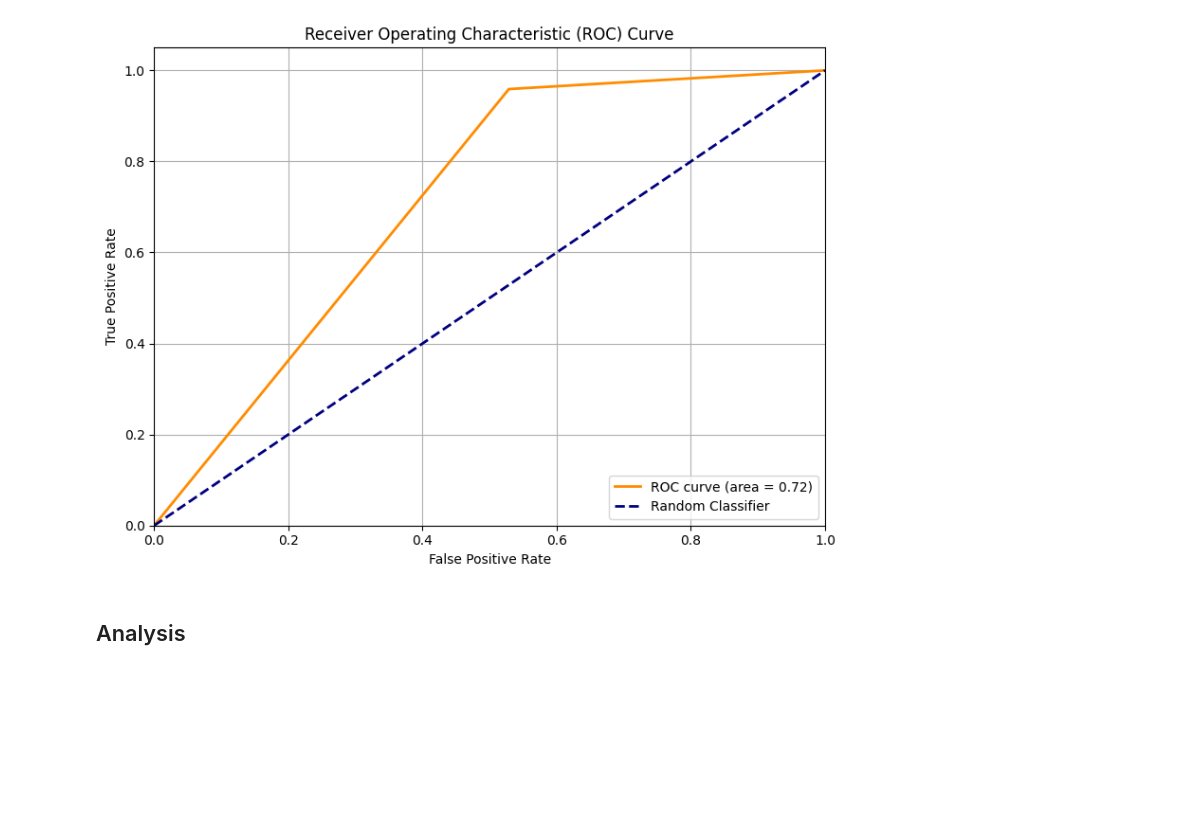
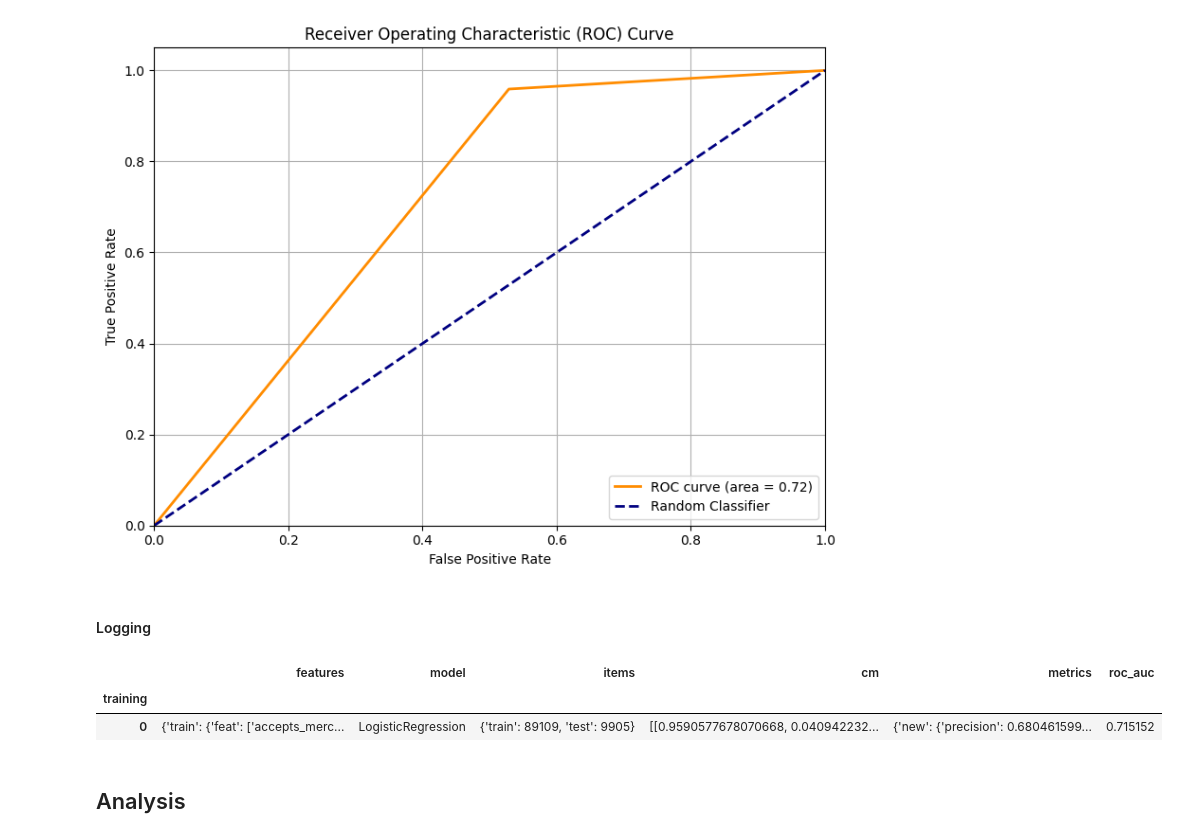
Before and after one commit to MLsound/mercadolibre-new-used-prediction, a Jupyter notebook: Model_Design.ipynb, the cells around one changed output. Cells and saved outputs as stored; diff of their text form; code cells hidden in the pictures; blank space fills up the shorter version.

```diff
--- a/Model_Design.ipynb
+++ b/Model_Design.ipynb
@@ -43,0 +59,3 @@ Index(['accepts_mercadopago', 'automatic_relist', 'price_scaled',
+# %%
+features = {'train': {'feat': None, 'target': None},
+            'test': {'feat': None, 'target': None}}
@@ -100,8 +133,17 @@ Name: count, dtype: int64
+# %%
+# Keep tracking of every feature
+history.at[index, 'items'] = size
+features['train']['feat'] = X_train.columns.to_list()
+features['test']['feat'] = X_test.columns.to_list()
+features['train']['target'] = y_train_lbl.value_counts().to_dict()
+features['test']['target'] = y_test_lbl.value_counts().to_dict()
+history.at[index, 'features'] = features
 # %% [markdown]
 ## Model training
 # %%
 # Initialize the Logistic Regression model
 model = LogisticRegression(random_state=42)
+history.at[index, 'model'] = model.__class__.__name__ # for logging
 # %%
 # Train the model using the scaled training data
 print("Training the Logistic Regression model...")
@@ -187,6 +228,22 @@ plt.tight_layout()
 if save_graph: plt.savefig('roc_auc_curve.png')
 # %% [output]
 [figure]
+# %% [markdown]
+#### Logging
+# %%
+# Keep tracking of every metric
+history.at[index, 'cm'] = confusion_matrix(y_test_lbl, y_pred_lbl,normalize='true')
+history.at[index, 'metrics'] = classification_report(y_test_lbl, y_pred_lbl,output_dict=True)
+history.at[index, 'roc_auc'] = auc(fpr, tpr)
+
+# Save logging file
+history.to_csv('./data/train_logs.csv')
+# %%
+history
+# %% [output]
+|  | features | model | items | cm | metrics | roc_auc |
+| training |  |  |  |  |  |  |
+| 0 | {'train': {'feat': ['accepts_merc... | LogisticRegression | {'train': 89109, 'test': 9905} | [[0.9590577678070668, 0.040942232... | {'new': {'precision': 0.680461599... | 0.715152 |
 # %% [markdown]
 ## Analysis
 # %% [markdown]
```
Also changed, not shown: parts of 12 cells of this notebook, 2 other files.
